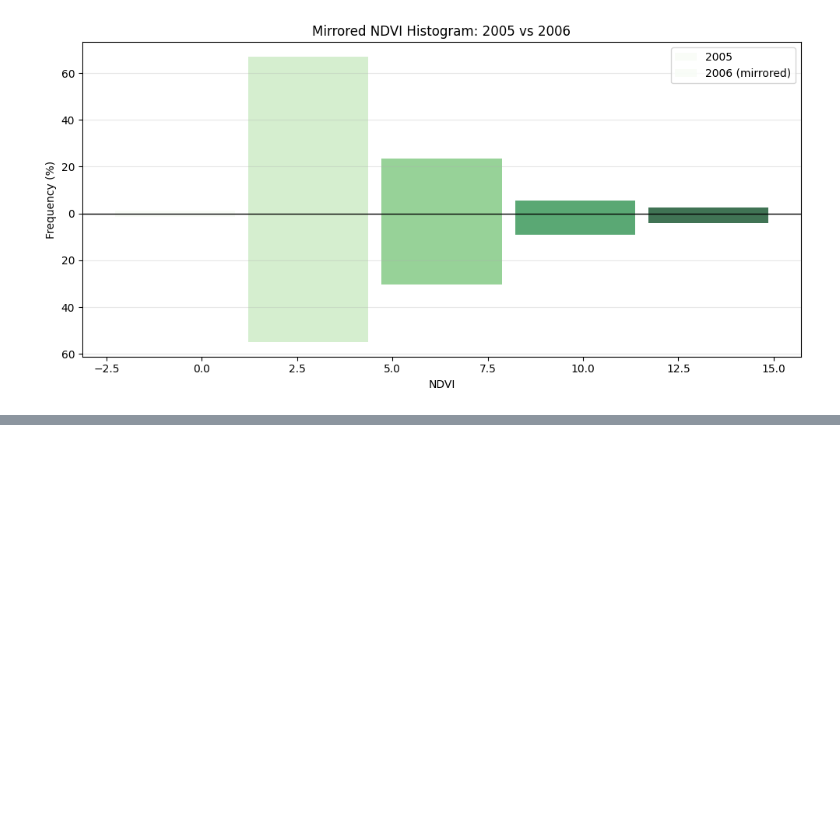
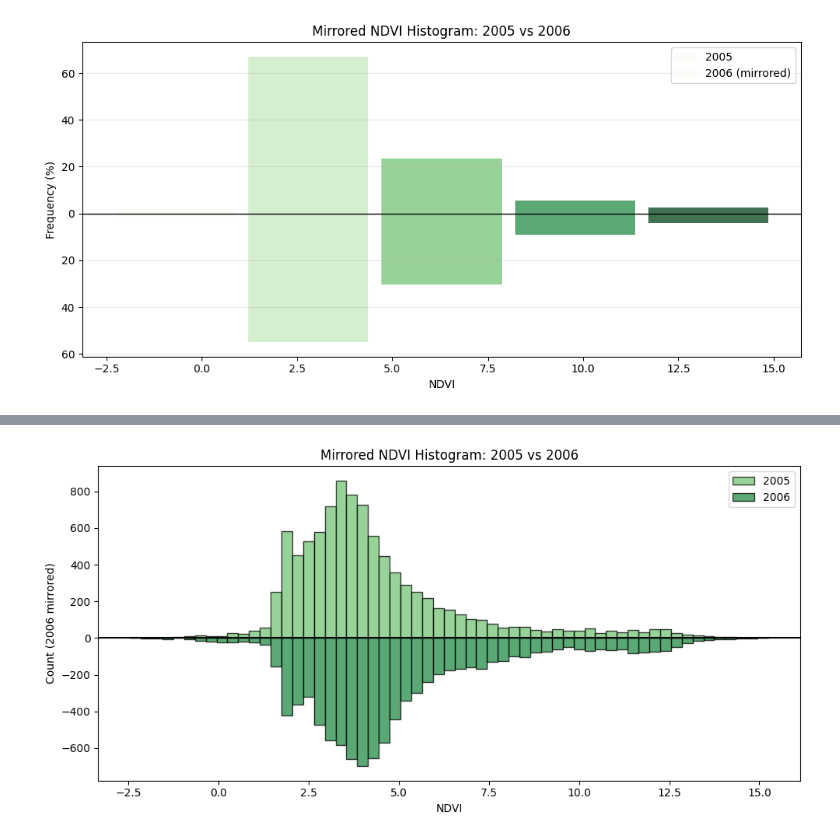
Before and after one commit to Thaer-F-Ali/CodexTestDemo, a Jupyter notebook: NumpyCodexTest.ipynb, the cells around one changed output, grey strips where cells are left out. Saved outputs shown, nothing was run; the diff lists cells and outputs as text; code cells hidden in the pictures; blank space fills up the shorter version.

Commit message:
mirrored histogram

```diff
--- a/NumpyCodexTest.ipynb
+++ b/NumpyCodexTest.ipynb
@@ -616,0 +619,54 @@ plt.show()
+# %%
+import matplotlib.pyplot as plt
+import numpy as np
+
+annual_list = ndvi_annual.toList(ndvi_annual.size())
+annual_count = ndvi_annual.size().getInfo()
+
+dataset1 = None  # 2005
+dataset2 = None  # 2006
+
+for i in range(annual_count):
+    img = ee.Image(annual_list.get(i)).clip(roi)
+    y = ee.Date(img.get('system:time_start')).format('YYYY').getInfo()
+    if y not in ["2005", "2006"]:
+        continue
+
+    arr = geemap.ee_to_numpy(img, region=roi, scale=1000)
+    if arr is None:
+        continue
+    if arr.ndim == 3:
+        arr = arr[:, :, 0]
+
+    arr = np.array(arr, dtype=float)
+    arr = arr[np.isfinite(arr)]
+    if arr.size == 0:
+        continue
+
+    if y == "2005":
+        dataset1 = arr
+    else:
+        dataset2 = arr
+
+if dataset1 is None or dataset2 is None:
+    raise ValueError("Could not find valid NDVI data for 2005 and/or 2006.")
+
+bin_width = 0.3
+bins = np.arange(
+    np.min([dataset1.min(), dataset2.min()]),
+    np.max([dataset1.max(), dataset2.max()]) + bin_width,
+    bin_width
+)
+
+fig, ax = plt.subplots(figsize=(10, 5))
+ax.hist(dataset1, bins=bins, label="2005", color="#74c476", alpha=0.75, edgecolor='black')
+ax.hist(dataset2, weights=-np.ones_like(dataset2), bins=bins, label="2006", color="#238b45", alpha=0.75, edgecolor='black')
+ax.axhline(0, color="k")
+ax.set_title("Mirrored NDVI Histogram: 2005 vs 2006")
+ax.set_xlabel("NDVI")
+ax.set_ylabel("Count (2006 mirrored)")
+ax.legend()
+plt.tight_layout()
+plt.show()
+# %% [output]
+[figure, added]
```
Also changed, not shown: parts of 1 cell of this notebook.
